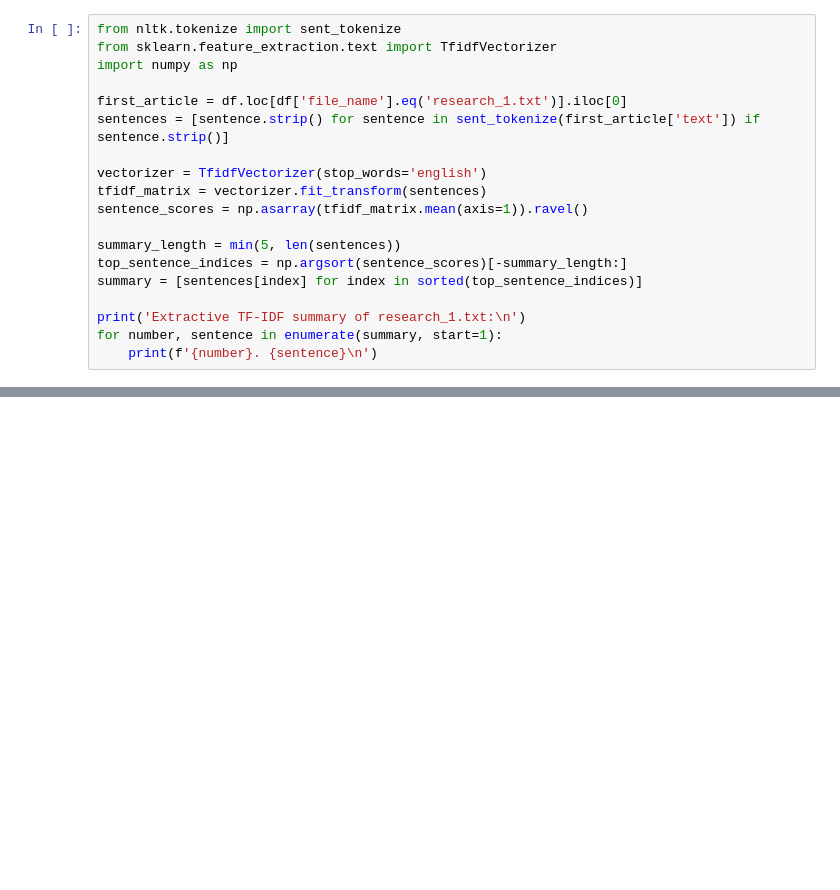
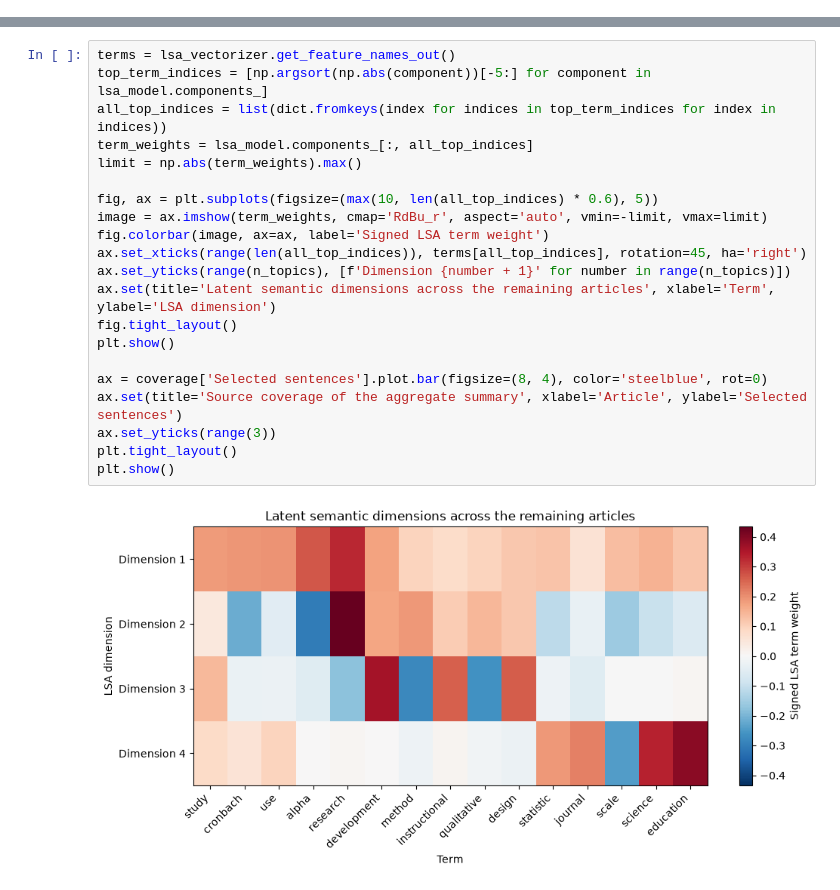
Before and after one commit to MakomaneTau/ITNPA_Assignment, a Jupyter notebook: Notebooks/Question 3/Notebook.ipynb, the cells around one changed output, grey strips where cells are left out. Drawn from its saved outputs; the diff is of its cells as text; blank space fills up the shorter version.

```diff
--- a/Notebooks/Question 3/Notebook.ipynb
+++ b/Notebooks/Question 3/Notebook.ipynb
@@ -102,19 +0,0 @@ An **extractive TF-IDF summarisation** technique is used for `research_1.txt`. T
-# %%
-from nltk.tokenize import sent_tokenize
-from sklearn.feature_extraction.text import TfidfVectorizer
-import numpy as np
-
-first_article = df.loc[df['file_name'].eq('research_1.txt')].iloc[0]
-sentences = [sentence.strip() for sentence in sent_tokenize(first_article['text']) if sentence.strip()]
-
-vectorizer = TfidfVectorizer(stop_words='english')
-tfidf_matrix = vectorizer.fit_transform(sentences)
-sentence_scores = np.asarray(tfidf_matrix.mean(axis=1)).ravel()
-
-summary_length = min(5, len(sentences))
-top_sentence_indices = np.argsort(sentence_scores)[-summary_length:]
-summary = [sentences[index] for index in sorted(top_sentence_indices)]
-
-print('Extractive TF-IDF summary of research_1.txt:\n')
-for number, sentence in enumerate(summary, start=1):
-    print(f'{number}. {sentence}\n')
@@ -193,0 +413,23 @@ plt.show()
+# %%
+terms = lsa_vectorizer.get_feature_names_out()
+top_term_indices = [np.argsort(np.abs(component))[-5:] for component in lsa_model.components_]
+all_top_indices = list(dict.fromkeys(index for indices in top_term_indices for index in indices))
+term_weights = lsa_model.components_[:, all_top_indices]
+limit = np.abs(term_weights).max()
+
+fig, ax = plt.subplots(figsize=(max(10, len(all_top_indices) * 0.6), 5))
+image = ax.imshow(term_weights, cmap='RdBu_r', aspect='auto', vmin=-limit, vmax=limit)
+fig.colorbar(image, ax=ax, label='Signed LSA term weight')
+ax.set_xticks(range(len(all_top_indices)), terms[all_top_indices], rotation=45, ha='right')
+ax.set_yticks(range(n_topics), [f'Dimension {number + 1}' for number in range(n_topics)])
+ax.set(title='Latent semantic dimensions across the remaining articles', xlabel='Term', ylabel='LSA dimension')
+fig.tight_layout()
+plt.show()
+
+ax = coverage['Selected sentences'].plot.bar(figsize=(8, 4), color='steelblue', rot=0)
+ax.set(title='Source coverage of the aggregate summary', xlabel='Article', ylabel='Selected sentences')
+ax.set_yticks(range(3))
+plt.tight_layout()
+plt.show()
+# %% [output]
+[figure, added]
```
Also changed, not shown: parts of 28 cells of this notebook, 1 other file.
